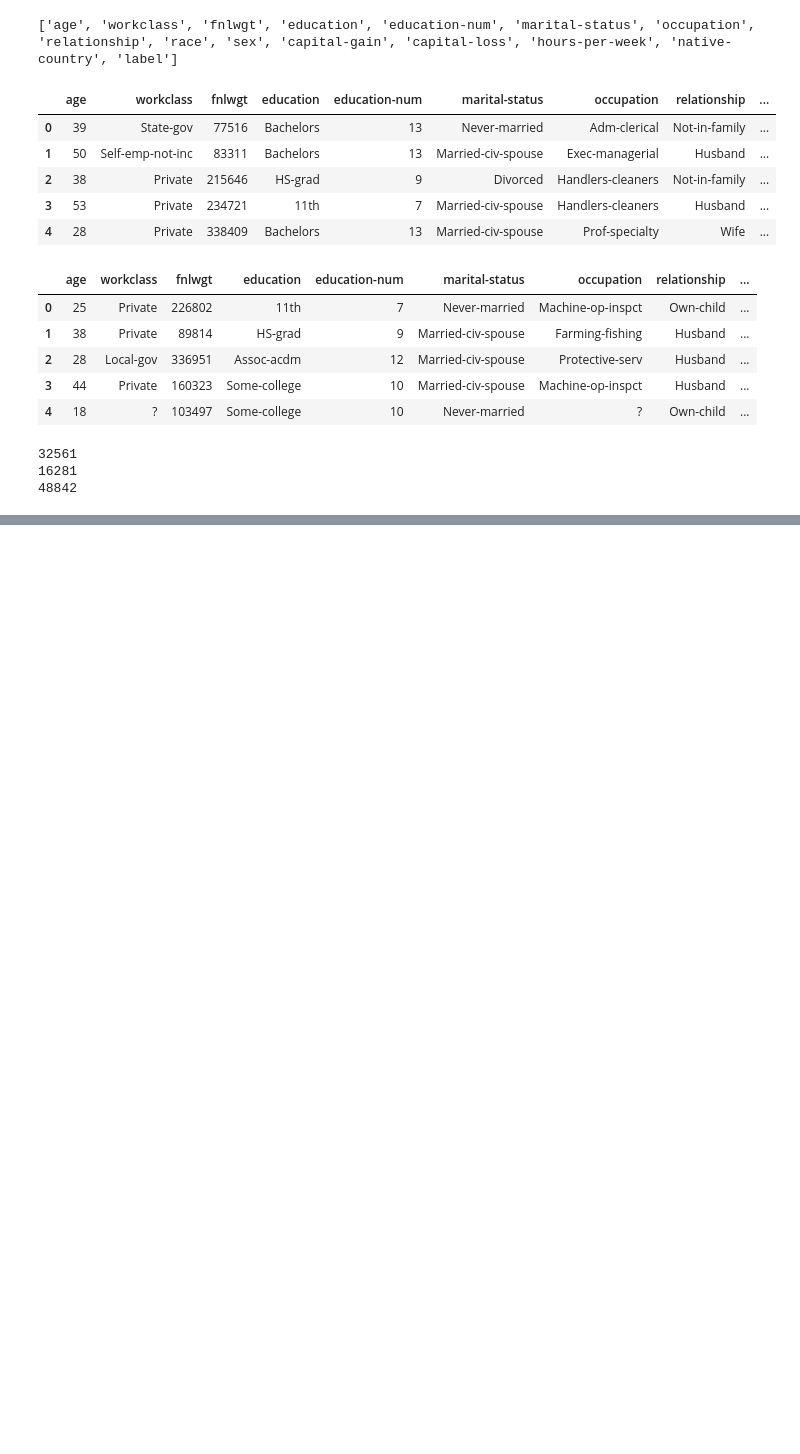
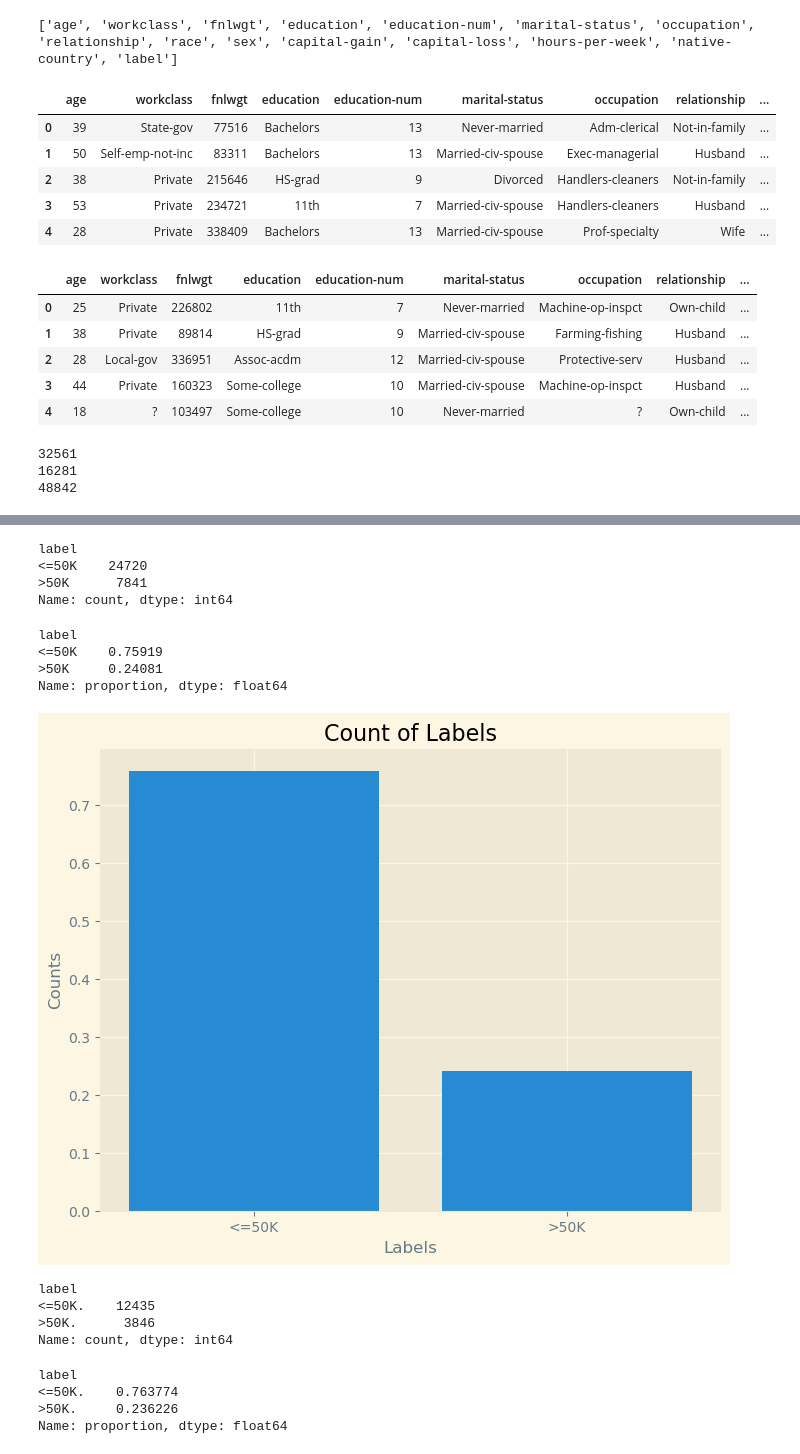
Before and after one commit to Nwankwo-Nnaemeka/ml-project-tensor-deployment, a Jupyter notebook: dataEDA.ipynb, the cells around one changed output, grey strips where cells are left out. Drawn from its saved outputs; the diff is of its cells as text; code cells hidden in the pictures; blank space fills up the shorter version.

```diff
--- a/dataEDA.ipynb
+++ b/dataEDA.ipynb
@@ -11,3 +31,5 @@ import re
+# %%
+plt.style.use('Solarize_Light2')
 # %%
 data_root_path = os.path.join('artifacts', 'data')
 files = os.listdir(data_root_path)
@@ -72,0 +159,42 @@ print(len(income_df) + len(test_income_df))
+# %%
+TRAIN_LABEL_COUNTS = income_df.label.value_counts()
+
+TRAIN_LABEL_COUNTS
+# %% [output]
+label
+<=50K    24720
+>50K      7841
+Name: count, dtype: int64
+# %%
+TRAIN_LABEL_COUNTS = income_df.label.value_counts(normalize = True)
+TRAIN_LABEL_COUNTS
+# %% [output]
+label
+<=50K    0.75919
+>50K     0.24081
+Name: proportion, dtype: float64
+# %%
+plt.figure(figsize = (8,6))
+plt.bar(TRAIN_LABEL_COUNTS.index, TRAIN_LABEL_COUNTS.values)
+plt.xlabel("Labels")
+plt.ylabel("Counts")
+plt.title("Count of Labels")
+plt.show()
+# %% [output]
+[figure, added]
+# %%
+TEST_LABEL_COUNTS = test_income_df.label.value_counts()
+TEST_LABEL_COUNTS
+# %% [output]
+label
+<=50K.    12435
+>50K.      3846
+Name: count, dtype: int64
+# %%
+TEST_LABEL_COUNTS = test_income_df.label.value_counts(normalize = True)
+TEST_LABEL_COUNTS
+# %% [output]
+label
+<=50K.    0.763774
+>50K.     0.236226
+Name: proportion, dtype: float64
```
Also changed, not shown: parts of 17 cells of this notebook, 6 other files.
